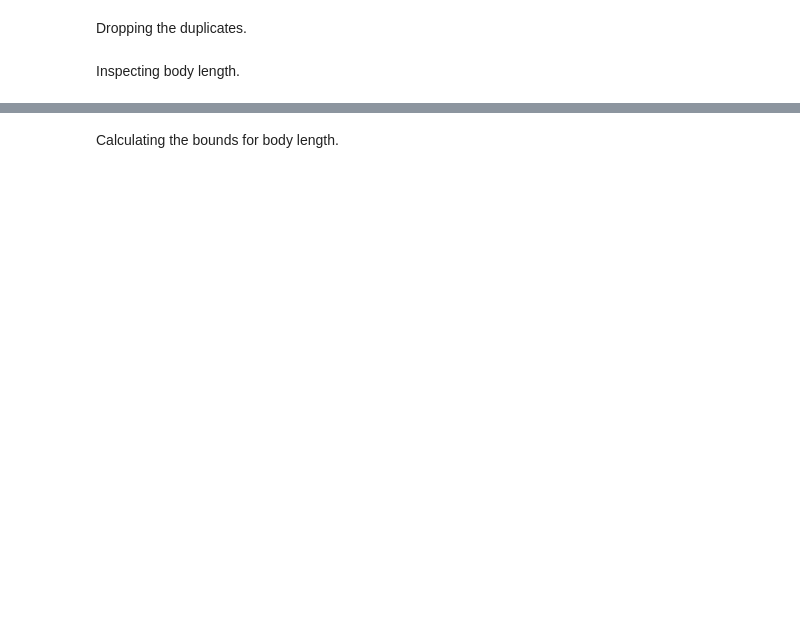
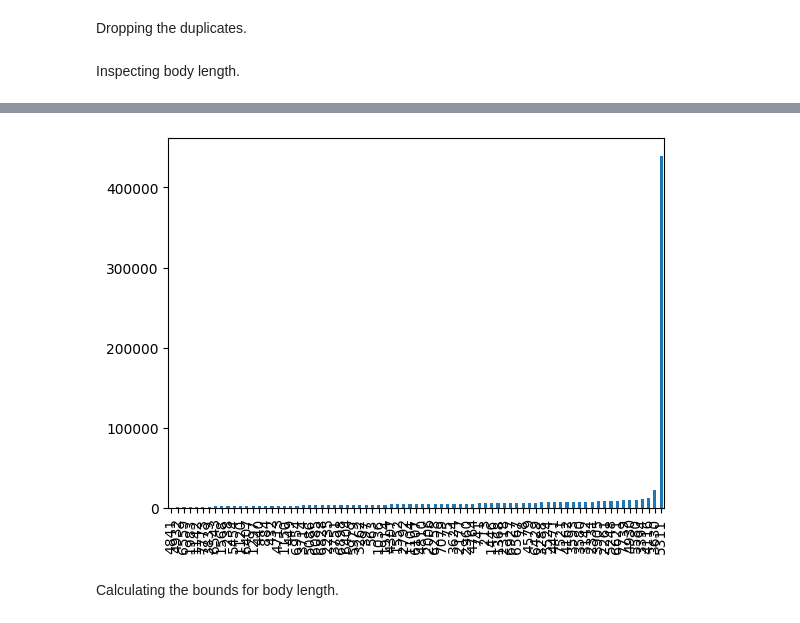
Before and after one commit to matous-volf/political-leaning-prediction, a Jupyter notebook: datasets/notebooks/webis_news_bias_20.ipynb, the cells around one changed output, grey strips where cells are left out. Saved outputs shown, nothing was run; the diff lists cells and outputs as text; code cells hidden in the pictures; blank space fills up the shorter version.

```diff
--- a/datasets/notebooks/webis_news_bias_20.ipynb
+++ b/datasets/notebooks/webis_news_bias_20.ipynb
@@ -48,3 +90,10 @@ df.sort_values(by="body_length").head()
+# %%
+body_length = df["body_length"].sort_values()
+# Ensuring to include the last (longest) item.
+downsampled = pd.concat([body_length.iloc[::100], body_length.iloc[[-1]]]).drop_duplicates()
+downsampled.plot.bar();
+# %% [output]
+[figure, added]
 # %% [markdown]
 Calculating the bounds for body length.
 # %%
```
Also changed, not shown: parts of 7 cells of this notebook, 1 other file.
